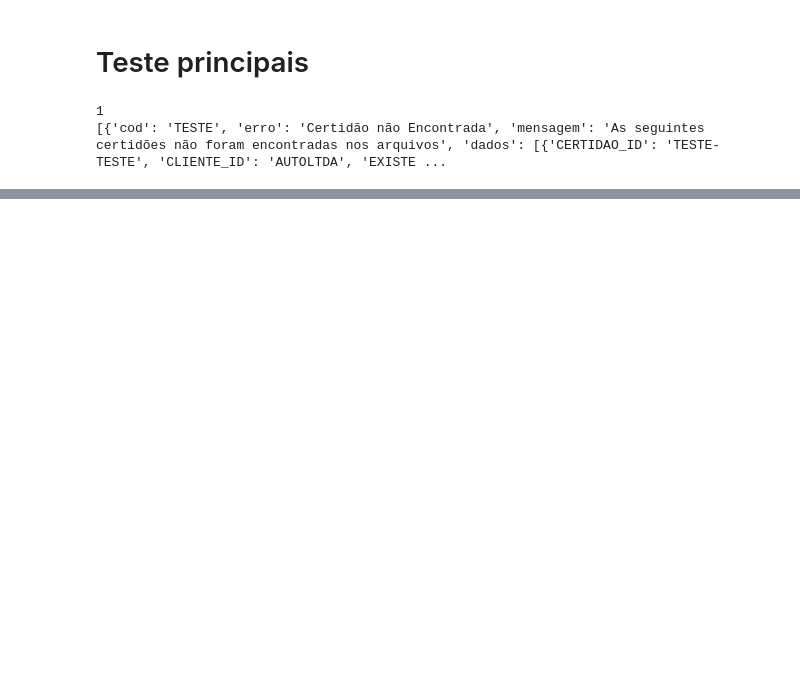
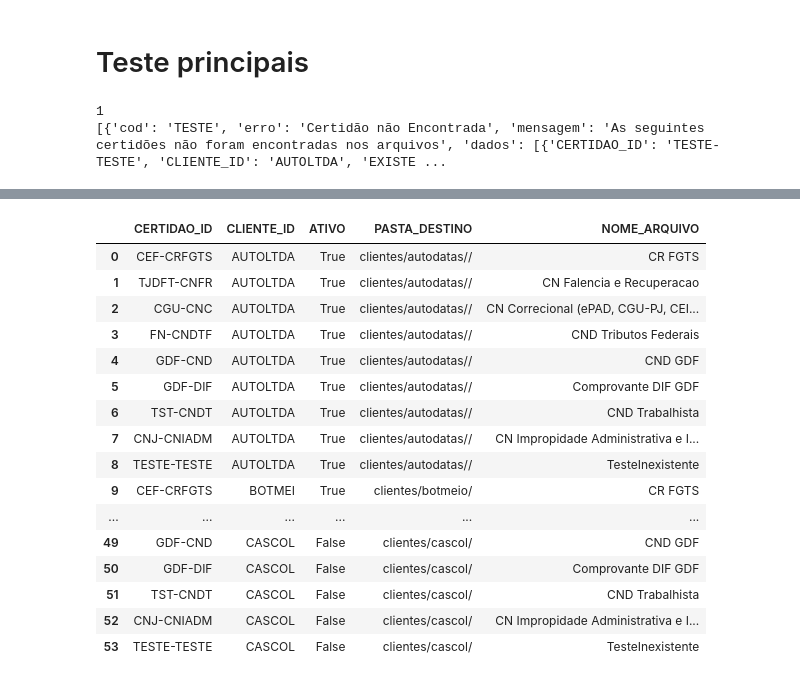
Before and after one commit to DenisMilanez/bot_monitora_certidao_CNPJ, a Jupyter notebook: testes/teste_funcoes.ipynb, the cells around one changed output, grey strips where cells are left out. Cells and saved outputs as stored; diff of their text form; code cells hidden in the pictures; blank space fills up the shorter version.

```diff
--- a/testes/teste_funcoes.ipynb
+++ b/testes/teste_funcoes.ipynb
@@ -2512,0 +1499,48 @@ df_monitor
+# %%
+# carrega dataframes
+df_cert_config = pd.read_excel(config_bot, sheet_name='config_certidoes', index_col=None)
+df_clientes = pd.read_excel(config_bot, sheet_name='config_clientes', index_col=None)
+df_clientes['CERTIDOES_CADASTRADAS'] = df_clientes['CERTIDOES_CADASTRADAS'].astype(str)
+
+# explode em df_clientes a coluna 'CERTIDOES_CADASTRADAS' para nova coluna'CERTIDAO_ID'
+df_clientes_expandido = df_clientes.assign(
+    CERTIDAO_ID=df_clientes['CERTIDOES_CADASTRADAS'].str.split(', ')
+    ).explode('CERTIDAO_ID')
+
+# merge dos dados df_clientes_expandido e df_cert_config, selecionando as colunas elencadas
+df_clientes_certidoes = pd.merge(df_clientes_expandido,
+                                    df_cert_config,
+                                    on='CERTIDAO_ID',
+                                    how='left'
+                                    )[['CERTIDAO_ID', 'CLIENTE_ID', 'ATIVO', 'PASTA_DESTINO', 'NOME_ARQUIVO']]
+
+# verifica se existem valores NaN nas colunas 'CERTIDAO_ID', 'NOME_ARQUIVO' e dropa essas linhas
+if df_clientes_certidoes[['CERTIDAO_ID', 'NOME_ARQUIVO']].isna().any().any():
+    print('Existem valores NaN nas colunas CERTIDAO_ID ou NOME_ARQUIVO.')
+
+    df_clientes_certidoes = df_clientes_certidoes.dropna(subset=['CERTIDAO_ID', 'NOME_ARQUIVO'])
+
+    relatorio = {
+        'cod': 'CC11-A',
+        'erro': 'Dados faltantes em "config_bot.xlsx"',
+        'mensagem': 'Verifique a relação/existência de dados entre as colunas "CERTIDAO_ID" e "CERTIDOES_CADASTRADAS"',
+    }
+df_clientes_certidoes
+# %% [output]
+|  | CERTIDAO_ID | CLIENTE_ID | ATIVO | PASTA_DESTINO | NOME_ARQUIVO |
+| 0 | CEF-CRFGTS | AUTOLTDA | True | clientes/autodatas// | CR FGTS |
+| 1 | TJDFT-CNFR | AUTOLTDA | True | clientes/autodatas// | CN Falencia e Recuperacao |
+| 2 | CGU-CNC | AUTOLTDA | True | clientes/autodatas// | CN Correcional (ePAD, CGU-PJ, CEI... |
+| 3 | FN-CNDTF | AUTOLTDA | True | clientes/autodatas// | CND Tributos Federais |
+| 4 | GDF-CND | AUTOLTDA | True | clientes/autodatas// | CND GDF |
+| 5 | GDF-DIF | AUTOLTDA | True | clientes/autodatas// | Comprovante DIF GDF |
+| 6 | TST-CNDT | AUTOLTDA | True | clientes/autodatas// | CND Trabalhista |
+| 7 | CNJ-CNIADM | AUTOLTDA | True | clientes/autodatas// | CN Impropidade Administrativa e I... |
+| 8 | TESTE-TESTE | AUTOLTDA | True | clientes/autodatas// | TesteInexistente |
+| 9 | CEF-CRFGTS | BOTMEI | True | clientes/botmeio/ | CR FGTS |
+| ... | ... | ... | ... | ... | ... |
+| 49 | GDF-CND | CASCOL | False | clientes/cascol/ | CND GDF |
+| 50 | GDF-DIF | CASCOL | False | clientes/cascol/ | Comprovante DIF GDF |
+| 51 | TST-CNDT | CASCOL | False | clientes/cascol/ | CND Trabalhista |
+| 52 | CNJ-CNIADM | CASCOL | False | clientes/cascol/ | CN Impropidade Administrativa e I... |
+| 53 | TESTE-TESTE | CASCOL | False | clientes/cascol/ | TesteInexistente |
```
Also changed, not shown: parts of 73 cells of this notebook, 2 other files.
